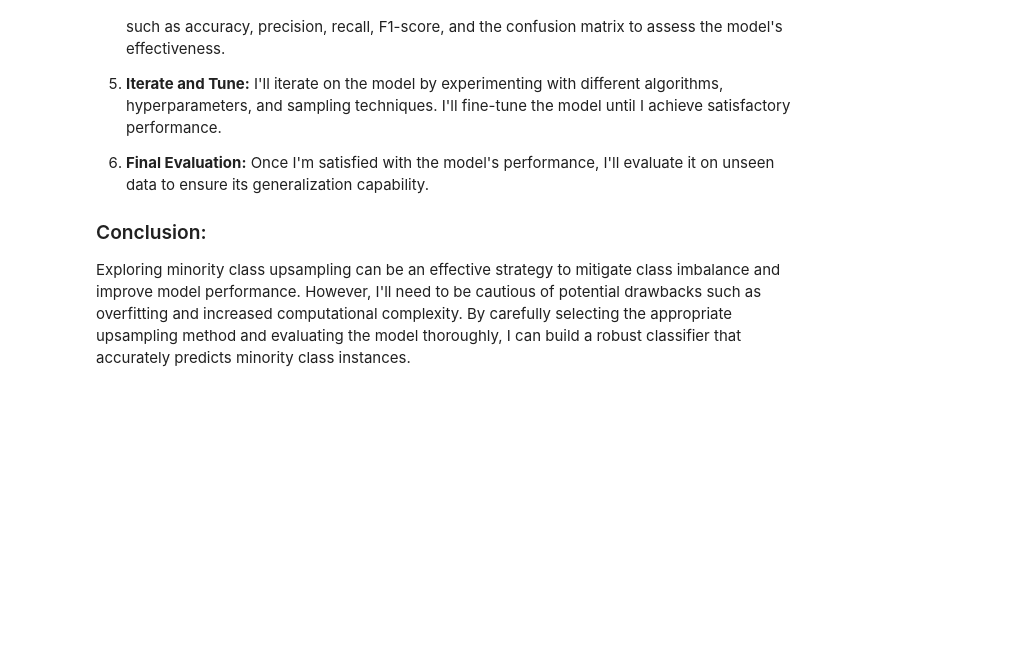
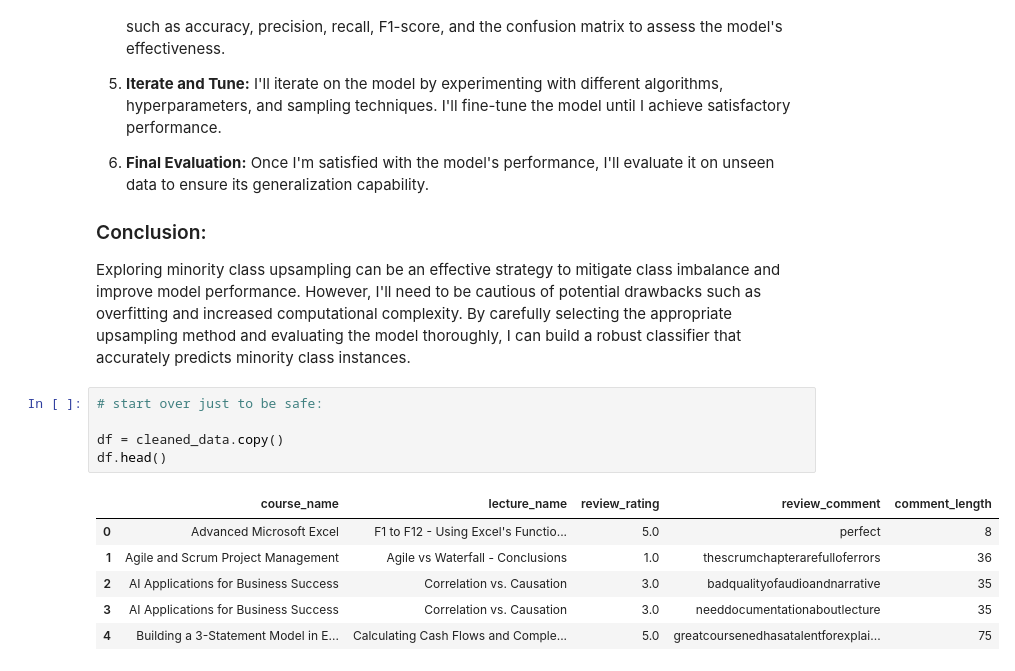
Before and after one commit to jadiasoham/Naive-Bayes-Model, a Jupyter notebook: NBClassifier.ipynb, the cells around one changed output. Drawn from its saved outputs; the diff is of its cells as text; blank space fills up the shorter version.

```diff
--- a/NBClassifier.ipynb
+++ b/NBClassifier.ipynb
@@ -452,3 +475,15 @@ I'm considering exploring minority class upsampling to address the imbalance in
 
 ### Conclusion:
 Exploring minority class upsampling can be an effective strategy to mitigate class imbalance and improve model performance. However, I'll need to be cautious of potential drawbacks such as overfitting and increased computational complexity. By carefully selecting the appropriate upsampling method and evaluating the model thoroughly, I can build a robust classifier that accurately predicts minority class instances.
+# %%
+# start over just to be safe:
+
+df = cleaned_data.copy()
+df.head()
+# %% [output]
+|  | course_name | lecture_name | review_rating | review_comment | comment_length |
+| 0 | Advanced Microsoft Excel | F1 to F12 - Using Excel's Functio... | 5.0 | perfect | 8 |
+| 1 | Agile and Scrum Project Management | Agile vs Waterfall - Conclusions | 1.0 | thescrumchapterarefulloferrors | 36 |
+| 2 | AI Applications for Business Success | Correlation vs. Causation | 3.0 | badqualityofaudioandnarrative | 35 |
+| 3 | AI Applications for Business Success | Correlation vs. Causation | 3.0 | needdocumentationaboutlecture | 35 |
+| 4 | Building a 3-Statement Model in E... | Calculating Cash Flows and Comple... | 5.0 | greatcoursenedhasatalentforexplai... | 75 |
```
Also changed, not shown: parts of 3 cells of this notebook.
